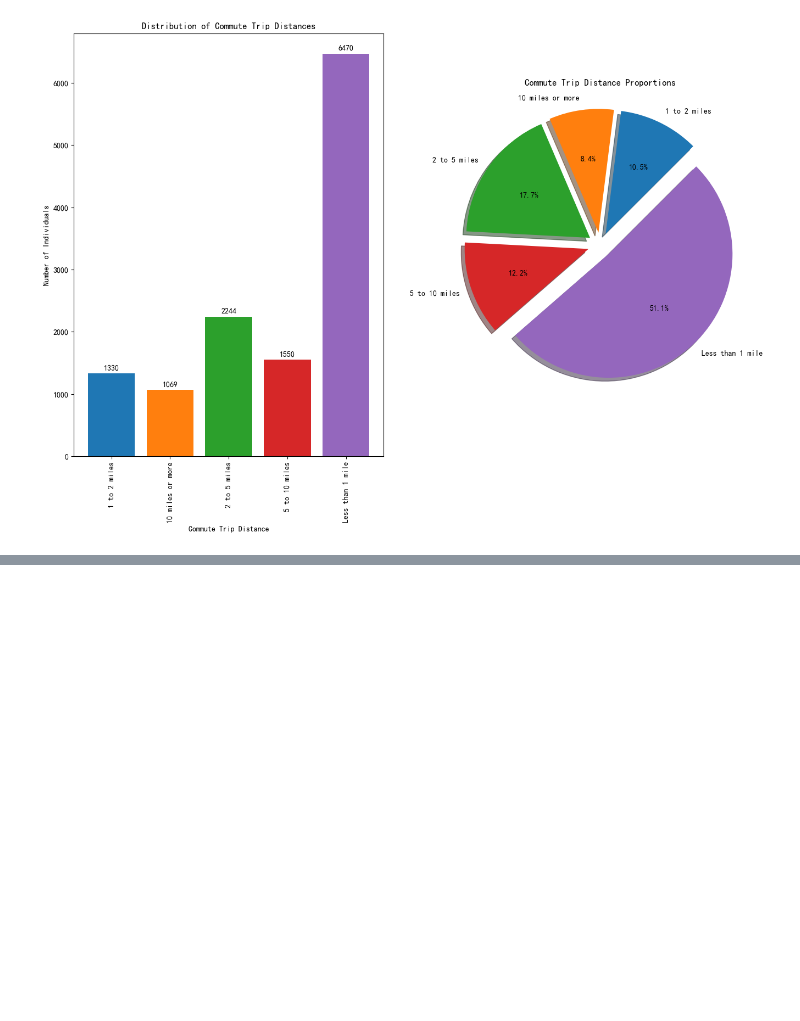
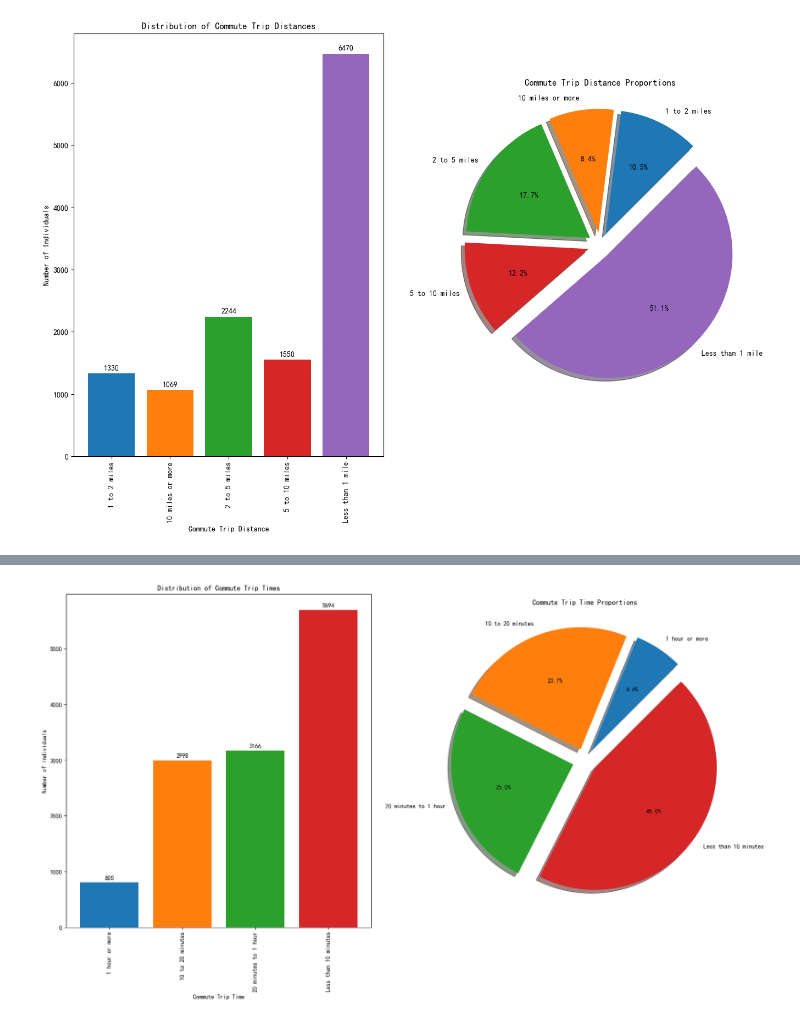
Before and after one commit to WenlongL1/CIE-539-Project, a Jupyter notebook: part5.ipynb, the cells around one changed output, grey strips where cells are left out. Drawn from its saved outputs; the diff is of its cells as text; code cells hidden in the pictures; blank space fills up the shorter version.

```diff
--- a/part5.ipynb
+++ b/part5.ipynb
@@ -216,3 +216,11 @@ plt.show()
 [figure]
 # %%
 dpth = dpth[dpth['r_duration_minutes'] != 995]
+trip_time_type = {1:'Less than 10 minutes',
+                  2:'10 to 20 minutes',
+                  3:'20 minutes to 1 hour',
+                  4:'1 hour or more'}
+
+dpth['time_type'] = dpth['r_duration_minutes'].map(trip_time_type)
+com_time = dpth.groupby('time_type').size()
+com_time
@@ -218,0 +244,16 @@ dpth = dpth[dpth['r_duration_minutes'] != 995]
+# %%
+plt.figure(figsize=(20,10))
+plt.subplot(121)
+com_time_bar = plt.bar(com_time.index, com_time.values, color = cmap.colors)
+plt.bar_label(com_time_bar, padding = 3)
+plt.xlabel('Commute Trip Time')
+plt.ylabel('Number of Individuals')
+plt.title('Distribution of Commute Trip Times')
+plt.xticks(rotation=90)
+
+plt.subplot(122)
+com_time_pie = plt.pie(com_time.values, labels = com_time.index, autopct='%1.1f%%', explode=(0.1, 0.1, 0.1, 0.1), colors=cmap.colors, startangle=45, shadow=True)
+plt.title('Commute Trip Time Proportions')
+plt.show()
+# %% [output]
+[figure, added]
```
Also changed, not shown: parts of 3 cells of this notebook.
